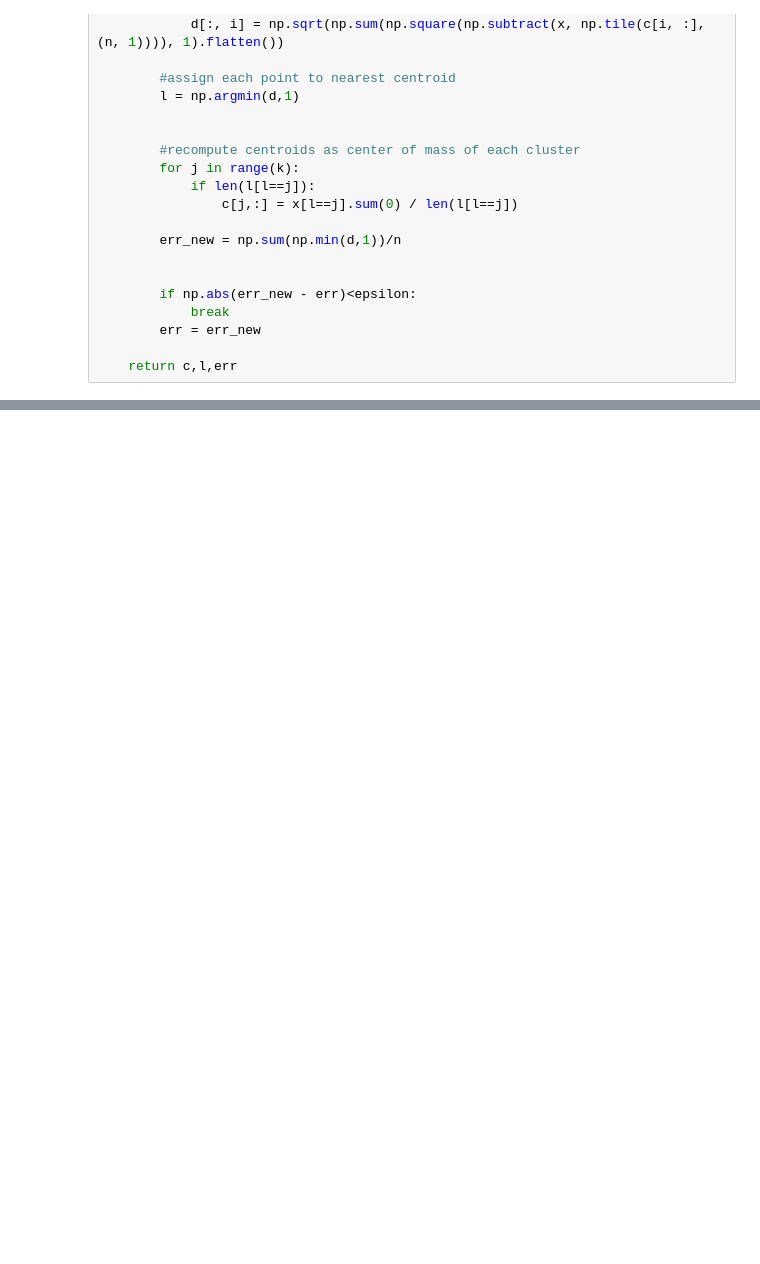
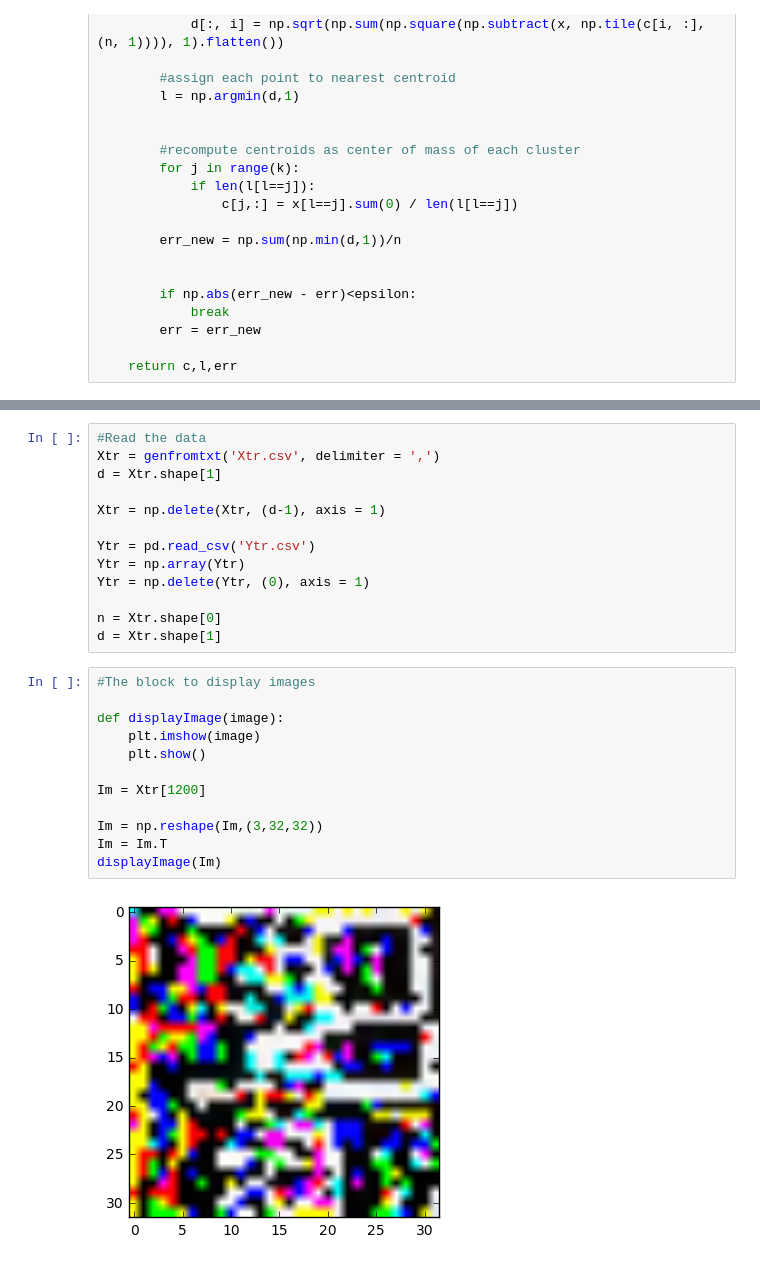
Before and after one commit to Victor2175/KernelMethods, a Jupyter notebook: Kernel methods.ipynb, the cells around one changed output, grey strips where cells are left out. Saved outputs shown, nothing was run; the diff lists cells and outputs as text; blank space fills up the shorter version.

Commit message:
Read the data and display images

```diff
--- a/Kernel methods.ipynb
+++ b/Kernel methods.ipynb
@@ -106,0 +109,27 @@ def Multitrainrbf(X, Y, Sigma, numNeurons, linear, Lambda):
+# %%
+#Read the data
+Xtr = genfromtxt('Xtr.csv', delimiter = ',')
+d = Xtr.shape[1]
+
+Xtr = np.delete(Xtr, (d-1), axis = 1)
+
+Ytr = pd.read_csv('Ytr.csv')
+Ytr = np.array(Ytr)
+Ytr = np.delete(Ytr, (0), axis = 1)
+
+n = Xtr.shape[0]
+d = Xtr.shape[1]
+# %%
+#The block to display images
+
+def displayImage(image):
+    plt.imshow(image)
+    plt.show()
+
+Im = Xtr[1200]
+
+Im = np.reshape(Im,(3,32,32))
+Im = Im.T
+displayImage(Im)
+# %% [output]
+[figure, added]
```
Also changed, not shown: parts of 3 cells of this notebook.
